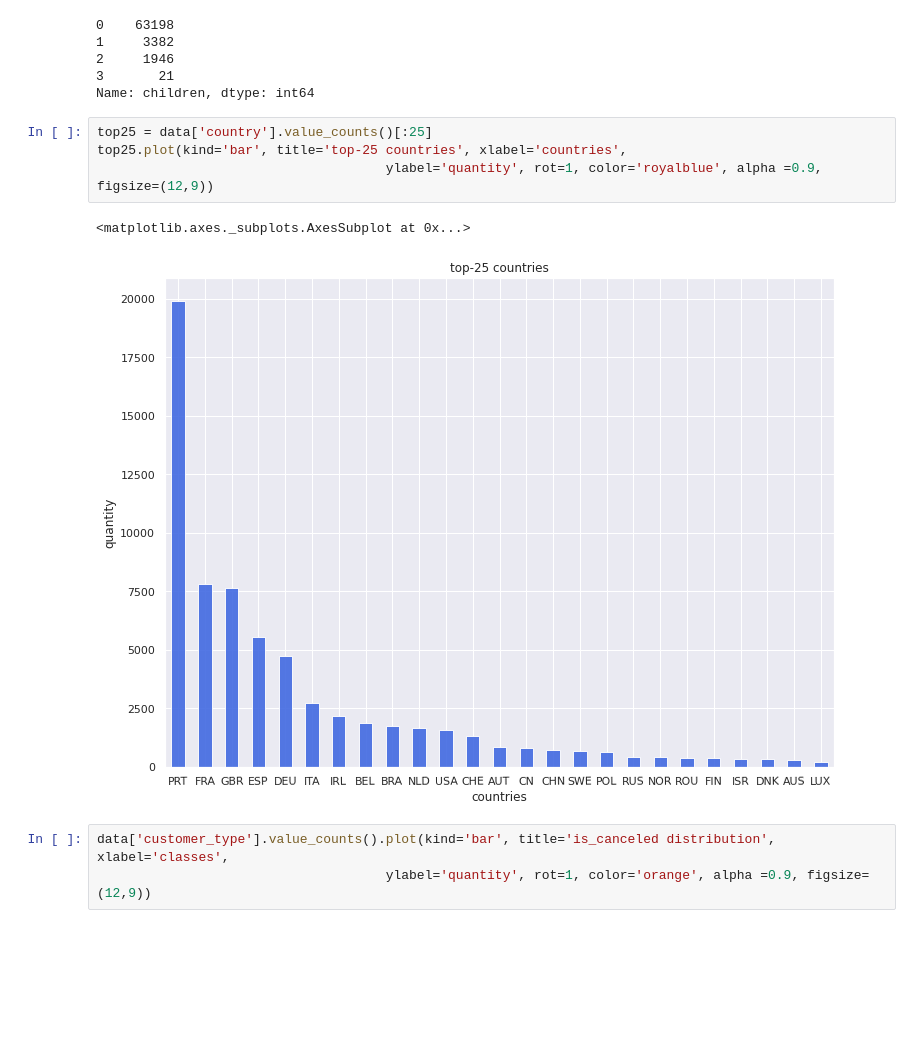
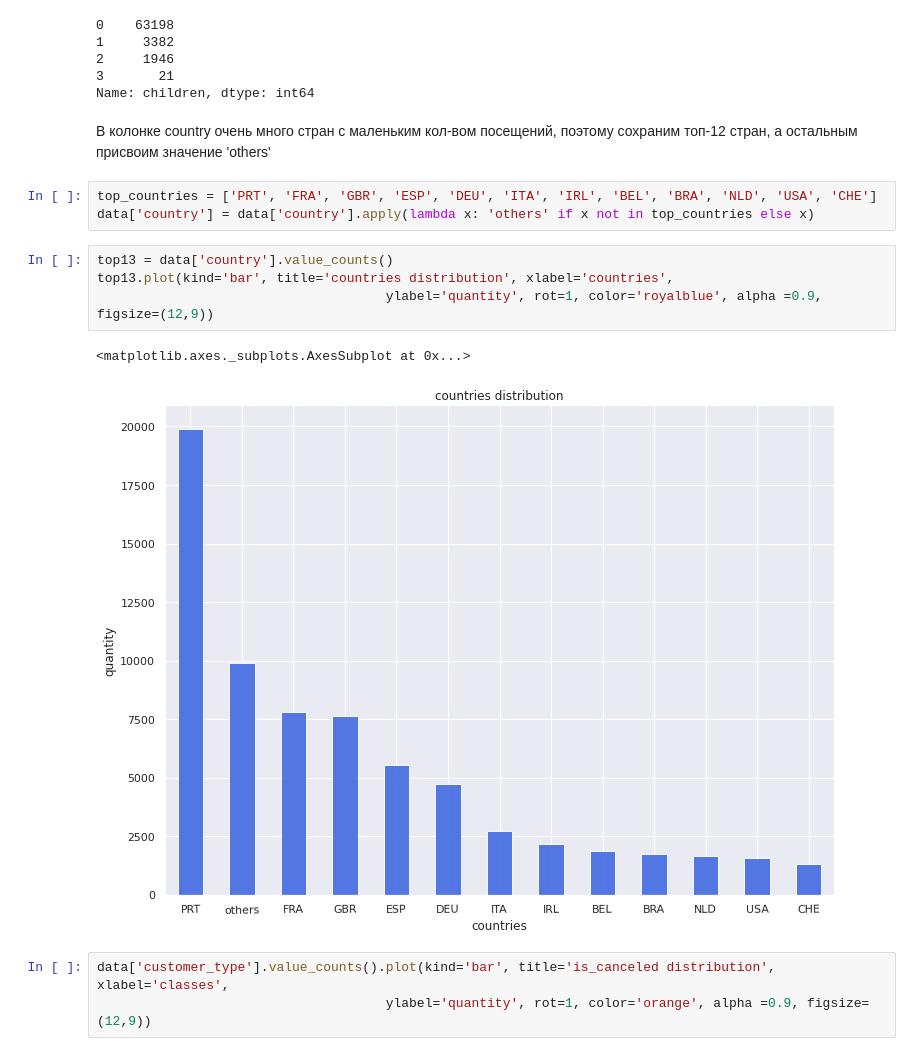
Before and after one commit to Doppler-67/hotel-false-booking-detection, a Jupyter notebook: hotel.ipynb, the cells around one changed output. Cells and saved outputs as stored; diff of their text form; blank space fills up the shorter version.

```diff
--- a/hotel.ipynb
+++ b/hotel.ipynb
@@ -182,13 +199,18 @@ data['children'].value_counts()
 2     1946
 3       21
 Name: children, dtype: int64
+# %% [markdown]
+В колонке country очень много стран с маленьким кол-вом посещений, поэтому сохраним топ-12 стран, а остальным присвоим значение 'others'
+# %%
+top_countries = ['PRT', 'FRA', 'GBR', 'ESP', 'DEU', 'ITA', 'IRL', 'BEL', 'BRA', 'NLD', 'USA', 'CHE']
+data['country'] = data['country'].apply(lambda x: 'others' if x not in top_countries else x)
 # %%
-top25 = data['country'].value_counts()[:25]
-top25.plot(kind='bar', title='top-25 countries', xlabel='countries',
+top13 = data['country'].value_counts()
+top13.plot(kind='bar', title='countries distribution', xlabel='countries',
                                      ylabel='quantity', rot=1, color='royalblue', alpha =0.9, figsize=(12,9))
 # %% [output]
 <matplotlib.axes._subplots.AxesSubplot at 0x...>
-[figure, old version]
+[figure, new version]
 # %%
 data['customer_type'].value_counts().plot(kind='bar', title='is_canceled distribution', xlabel='classes',
                                      ylabel='quantity', rot=1, color='orange', alpha =0.9, figsize=(12,9))
```
Also changed, not shown: parts of 33 cells of this notebook.
